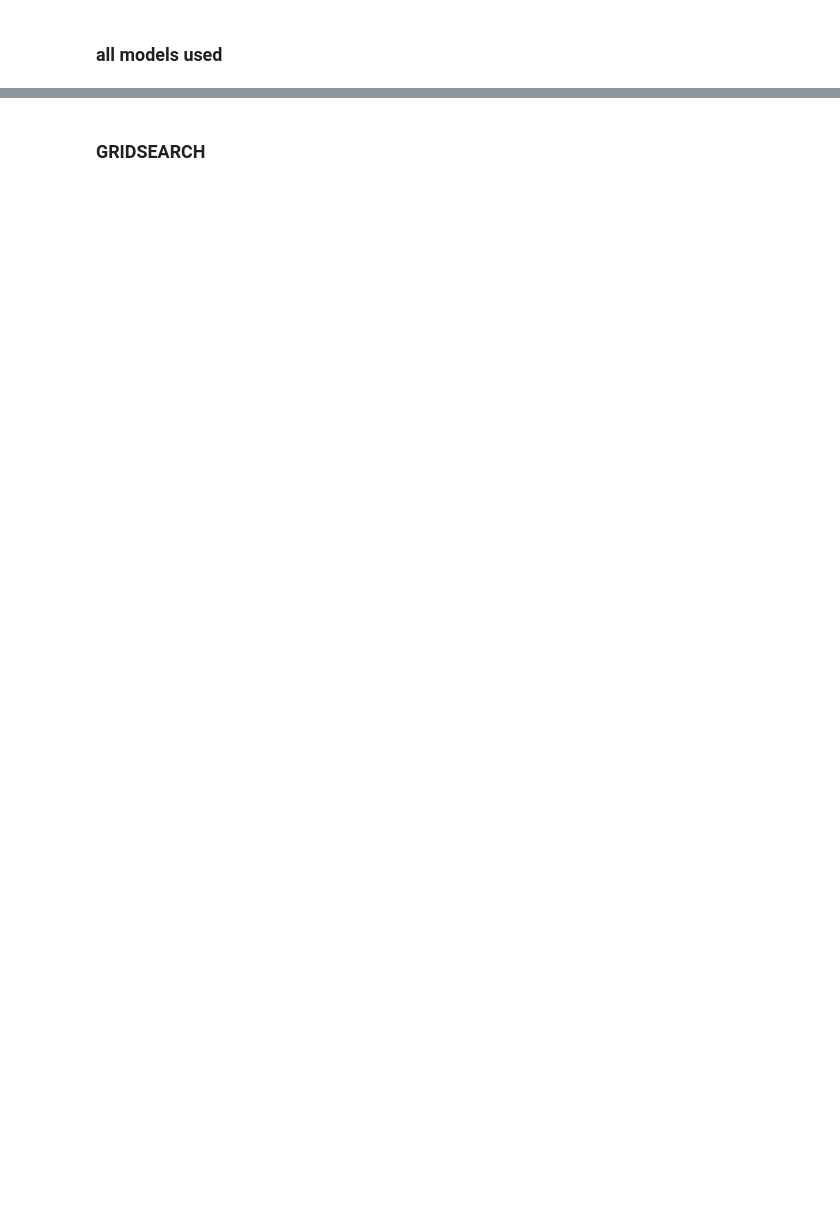
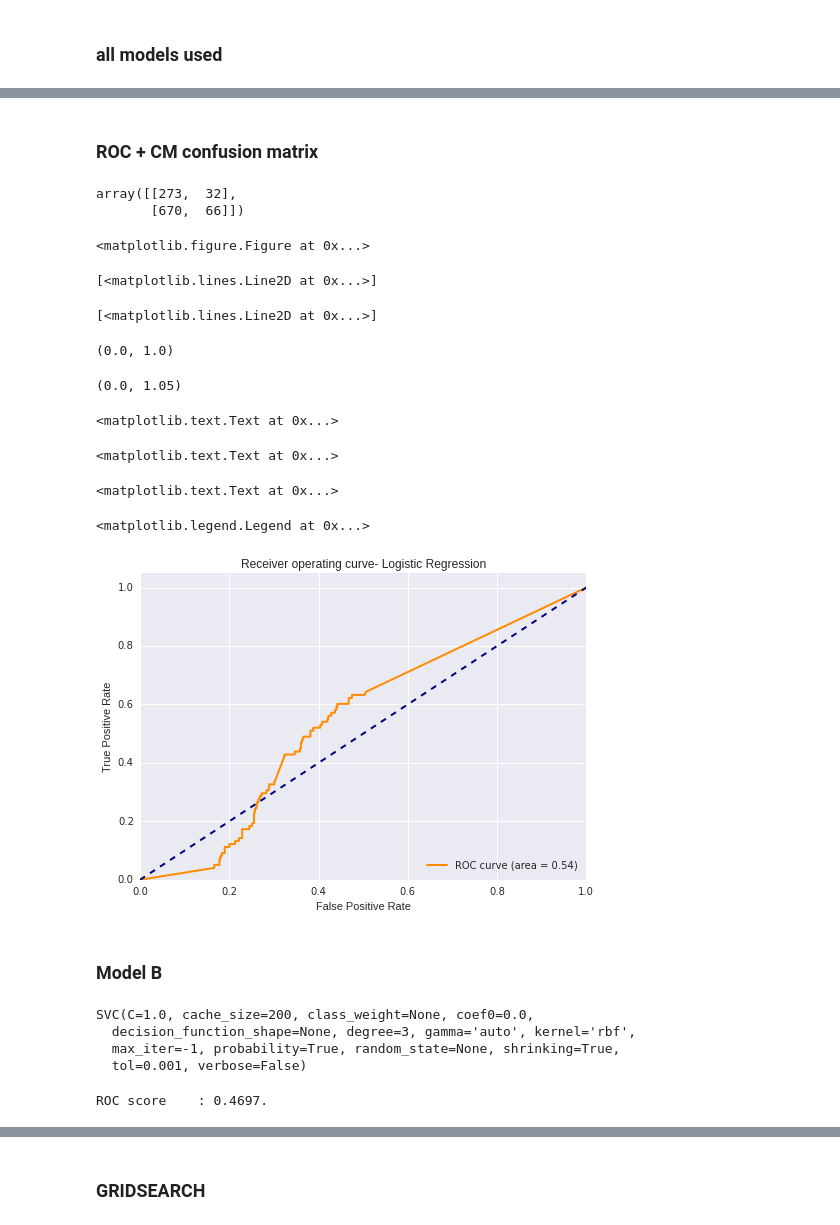
Before and after one commit to hope-yao/kaggle, a Jupyter notebook: Kaggle.ipynb, the cells around one changed output, grey strips where cells are left out. Saved outputs shown, nothing was run; the diff lists cells and outputs as text; code cells hidden in the pictures; blank space fills up the shorter version.

```diff
--- a/Kaggle.ipynb
+++ b/Kaggle.ipynb
@@ -545,0 +346,48 @@ plt.title('Confusion matrix for:\n{}'.format(" Logistic Regression"));
+# %% [markdown]
+ ### ROC   +    CM  confusion matrix
+# %%
+from sklearn.metrics import confusion_matrix
+y_pred = clf_A.predict(data_test)
+cm=confusion_matrix(y_pred,label_test)
+cm
+# %% [output]
+array([[273,  32],
+       [670,  66]])
+# %%
+fpr, tpr, _ = roc_curve(label_test, LGproba[:, 0])
+roc_auc = auc(fpr, tpr)
+plt.figure()
+lw = 2
+plt.plot(fpr, tpr, color='darkorange',
+         lw=lw, label='ROC curve (area = %0.2f)' % roc_auc)
+plt.plot([0, 1], [0, 1], color='navy', lw=lw, linestyle='--')
+plt.xlim([0.0, 1.0])
+plt.ylim([0.0, 1.05])
+plt.xlabel('False Positive Rate')
+plt.ylabel('True Positive Rate')
+plt.title('Receiver operating curve- Logistic Regression')
+plt.legend(loc="lower right")
+plt.show()
+# %% [output]
+<matplotlib.figure.Figure at 0x...>
+[<matplotlib.lines.Line2D at 0x...>]
+[<matplotlib.lines.Line2D at 0x...>]
+(0.0, 1.0)
+(0.0, 1.05)
+<matplotlib.text.Text at 0x...>
+<matplotlib.text.Text at 0x...>
+<matplotlib.text.Text at 0x...>
+<matplotlib.legend.Legend at 0x...>
+[figure, added]
+# %% [markdown]
+### Model B
+# %%
+clf_B.fit(data_train, label_train)
+SVCproba=clf_B.predict_proba(data_test)
+print ("ROC score    : {:.4f}.".format(roc_auc_score(np.array(label_test), np.array(SVCproba[:,1]))))
+# %% [output]
+SVC(C=1.0, cache_size=200, class_weight=None, coef0=0.0,
+  decision_function_shape=None, degree=3, gamma='auto', kernel='rbf',
+  max_iter=-1, probability=True, random_state=None, shrinking=True,
+  tol=0.001, verbose=False)
+ROC score    : 0.4697.
```
Also changed, not shown: parts of 130 cells of this notebook.
